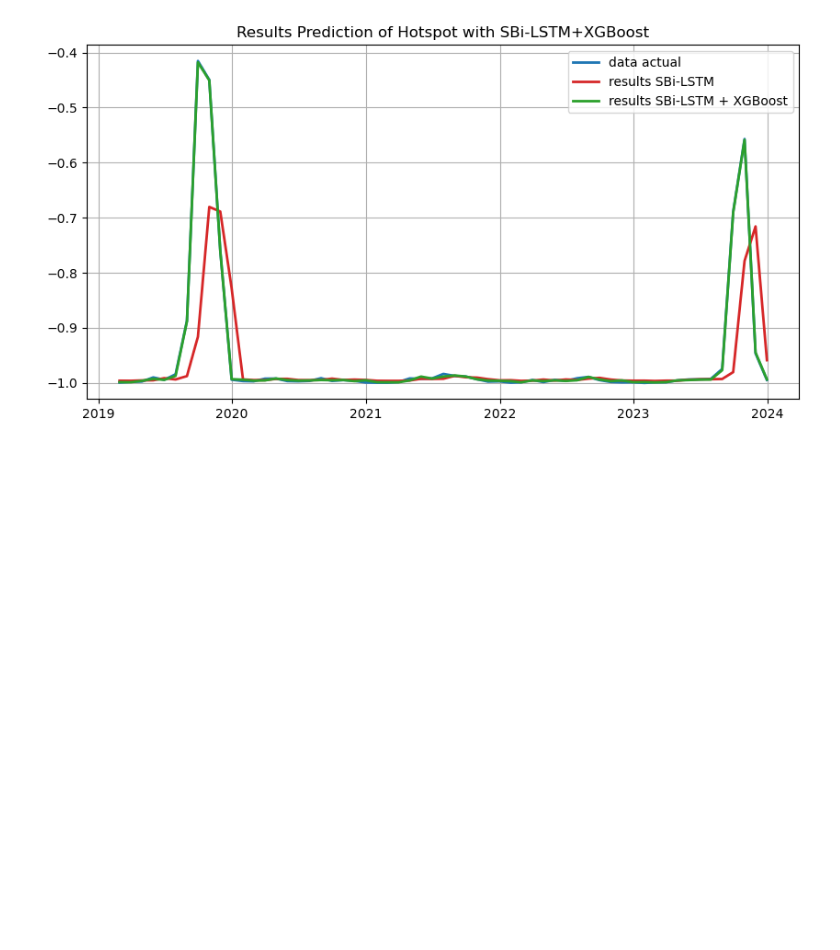
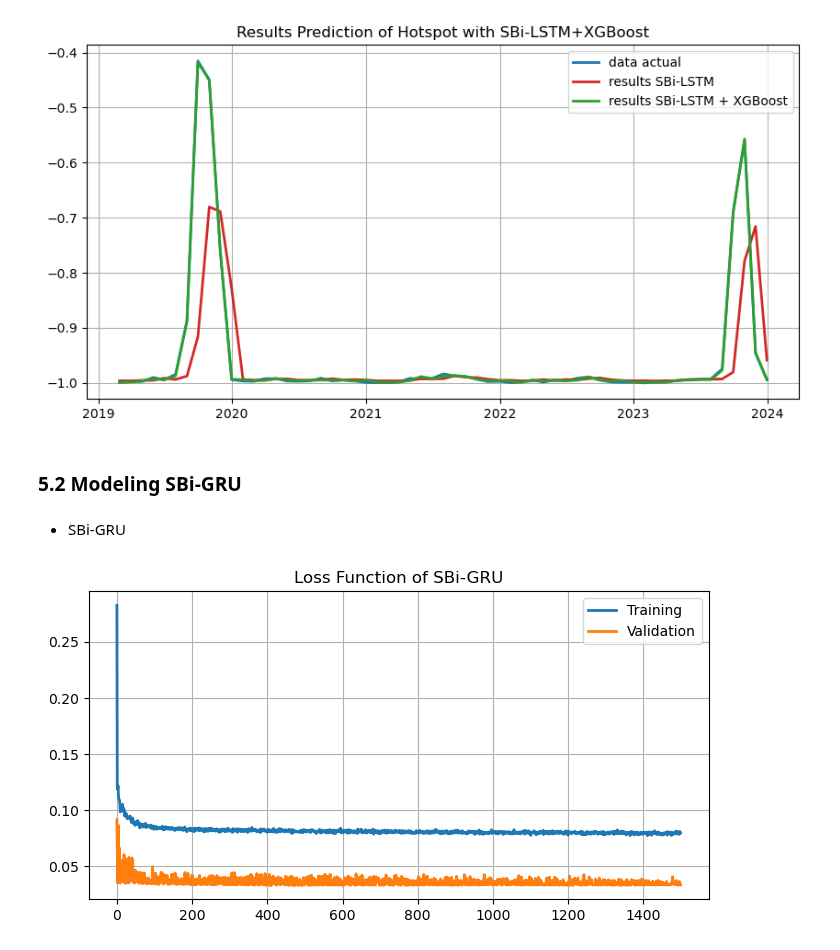
Before and after one commit to kusin/2024_BOPTN_Hopsot, a Jupyter notebook: M1.ipynb, the cells around one changed output. Drawn from its saved outputs; the diff is of its cells as text; code cells hidden in the pictures; blank space fills up the shorter version.

```diff
--- a/M1.ipynb
+++ b/M1.ipynb
@@ -193,3 +191,33 @@ lineplot5(
 )
 # %% [output]
 [figure]
+# %% [markdown]
+### 5.2 Modeling SBi-GRU
+# %% [markdown]
+- SBi-GRU
+# %%
+# call models GRU
+gru_model = get_models(
+  algorithm="SBi-GRU",
+  timestep=x_train.shape[1],
+  activation="selu",
+  dropout=0.25,
+  optimizer="sgd"
+)
+# %%
+# compile models
+gru_history, gru_predictions = get_predictions(
+  model=gru_model,
+  x_train=x_train, y_train=y_train,
+  x_test=x_test, y_test=y_test,
+  batch_size=4, epochs=1500
+)
+# %%
+# show loss function
+lineplot3(
+  training=gru_history.history['loss'],
+  validation=gru_history.history['val_loss'],
+  title="Loss Function of SBi-GRU"
+)
+# %% [output]
+[figure, added]
```
Also changed, not shown: parts of 8 cells of this notebook, 1 other file.
